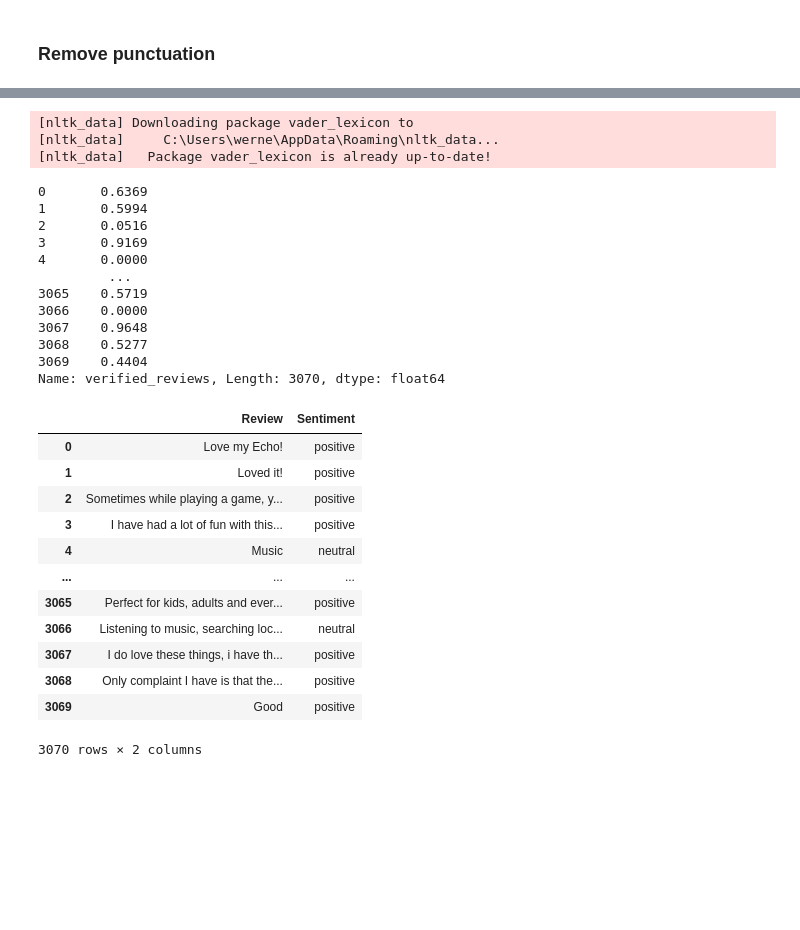
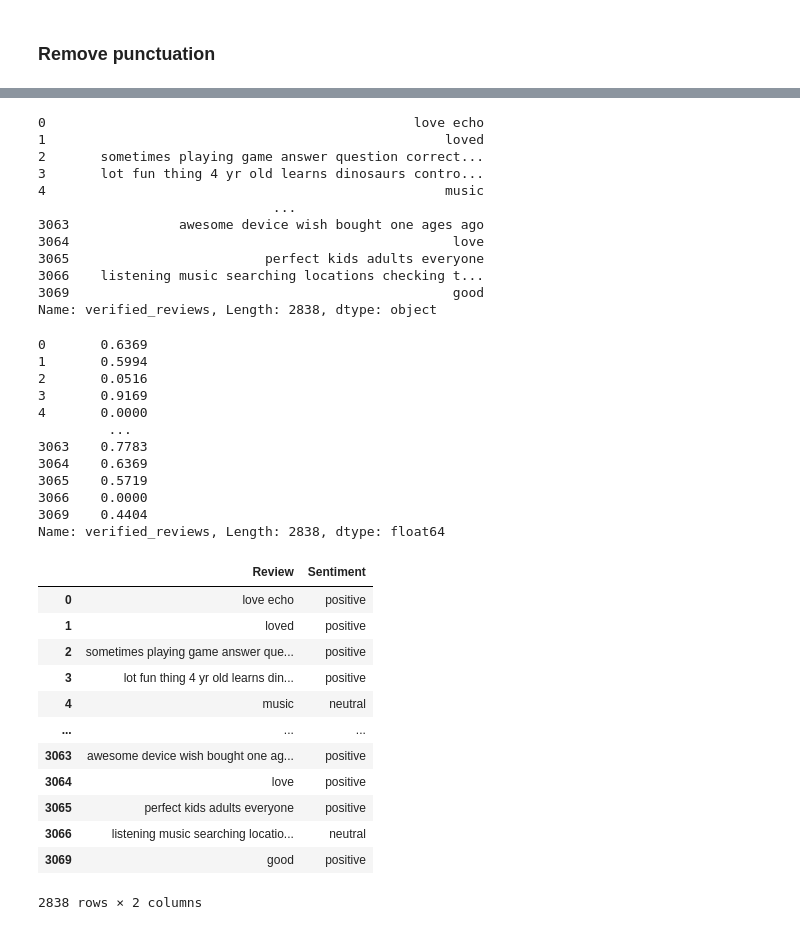
Before and after one commit to Werriess/Amazon-Alexa-Customer-Sentiment-Review, a Jupyter notebook: notebooks/Amazon Alexa Customer Sentiment.ipynb, the cells around one changed output, grey strips where cells are left out. Cells and saved outputs as stored; diff of their text form; code cells hidden in the pictures; blank space fills up the shorter version.

```diff
--- a/notebooks/Amazon Alexa Customer Sentiment.ipynb
+++ b/notebooks/Amazon Alexa Customer Sentiment.ipynb
@@ -344,6 +243,8 @@ def preprocess_text(text):
     text = text.lower()
     # Remove punctuation
     text = text.translate(str.maketrans('', '', string.punctuation))
+    #Fix contractions
+    text = contractions.fix(text)
     # Tokenize the text
     tokens = word_tokenize(text)
     # Remove stopwords
@@ -351,6 +252,6 @@ def preprocess_text(text):
     tokens = [word for word in tokens if word not in stop_words]
     return ' '.join(tokens)
 # %%
-data_series_preprocessed = df['verified_reviews'].apply(preprocess_text)
-data_series_preprocessed
+df_filtered['verified_reviews'] = df_filtered['verified_reviews'].apply(preprocess_text)
+df_filtered
 # %% [output]
@@ -369,7 +338,20 @@ Name: verified_reviews, Length: 3070, dtype: object
+# %%
+data_series_preprocessed = df_filtered['verified_reviews'].apply(preprocess_text)
+data_series_preprocessed
+# %% [output]
+0                                               love echo
+1                                                   loved
+2       sometimes playing game answer question correct...
+3       lot fun thing 4 yr old learns dinosaurs contro...
+4                                                   music
+                              ...
+3063              awesome device wish bought one ages ago
+3064                                                 love
+3065                         perfect kids adults everyone
+3066    listening music searching locations checking t...
+3069                                                 good
+Name: verified_reviews, Length: 2838, dtype: object
 # %%
-import nltk
-nltk.download('vader_lexicon')
-
 sid = SentimentIntensityAnalyzer()
 
 sentiments = data_series_preprocessed.apply(
@@ -377,46 +359,43 @@ sentiments = data_series_preprocessed.apply(
 )
 sentiments
 # %% [output]
-[nltk_data] Downloading package vader_lexicon to
-[nltk_data]     C:\Users\werne\AppData\Roaming\nltk_data...
-[nltk_data]   Package vader_lexicon is already up-to-date!
+0       0.6369
+1       0.5994
+2       0.0516
+3       0.9169
+4       0.0000
+         ...
+3063    0.7783
+3064    0.6369
+3065    0.5719
+3066    0.0000
+3069    0.4404
+Name: verified_reviews, Length: 2838, dtype: float64
-0       0.6369
-1       0.5994
-2       0.0516
-3       0.9169
-4       0.0000
-         ...
-3065    0.5719
-3066    0.0000
-3067    0.9648
-3068    0.5277
-3069    0.4404
-Name: verified_reviews, Length: 3070, dtype: float64
 # %%
 sentiment_class = sentiments.apply(
-    lambda x: 'positive' if x > 0 else ('neutral' if x == 0 else 'negative')
+    lambda x: 'positive' if x > 0 else ('neutral' if x == np.isneginf(x) else 'negative')
 )
 # %%
 df_with_sentiment = pd.DataFrame({
-    'Review': df['verified_reviews'],
+    'Review': df_filtered['verified_reviews'],
      'Sentiment': sentiment_class
 })
 
 df_with_sentiment
 # %% [output]
 |  | Review | Sentiment |
-| 0 | Love my Echo! | positive |
-| 1 | Loved it! | positive |
-| 2 | Sometimes while playing a game, y... | positive |
-| 3 | I have had a lot of fun with this... | positive |
-| 4 | Music | neutral |
+| 0 | love echo | positive |
+| 1 | loved | positive |
+| 2 | sometimes playing game answer que... | positive |
+| 3 | lot fun thing 4 yr old learns din... | positive |
+| 4 | music | neutral |
 | ... | ... | ... |
-| 3065 | Perfect for kids, adults and ever... | positive |
-| 3066 | Listening to music, searching loc... | neutral |
-| 3067 | I do love these things, i have th... | positive |
-| 3068 | Only complaint I have is that the... | positive |
-| 3069 | Good | positive |
+| 3063 | awesome device wish bought one ag... | positive |
+| 3064 | love | positive |
+| 3065 | perfect kids adults everyone | positive |
+| 3066 | listening music searching locatio... | neutral |
+| 3069 | good | positive |
-3070 rows × 2 columns
+2838 rows × 2 columns
 # %%
 df_with_sentiment['Sentiment'] = df_with_sentiment['Sentiment'].apply(lambda x: 1 if x == 'positive' else (0 if x == 'neutral' else -1))
 
```
Also changed, not shown: parts of 51 cells of this notebook, 3 other files.
